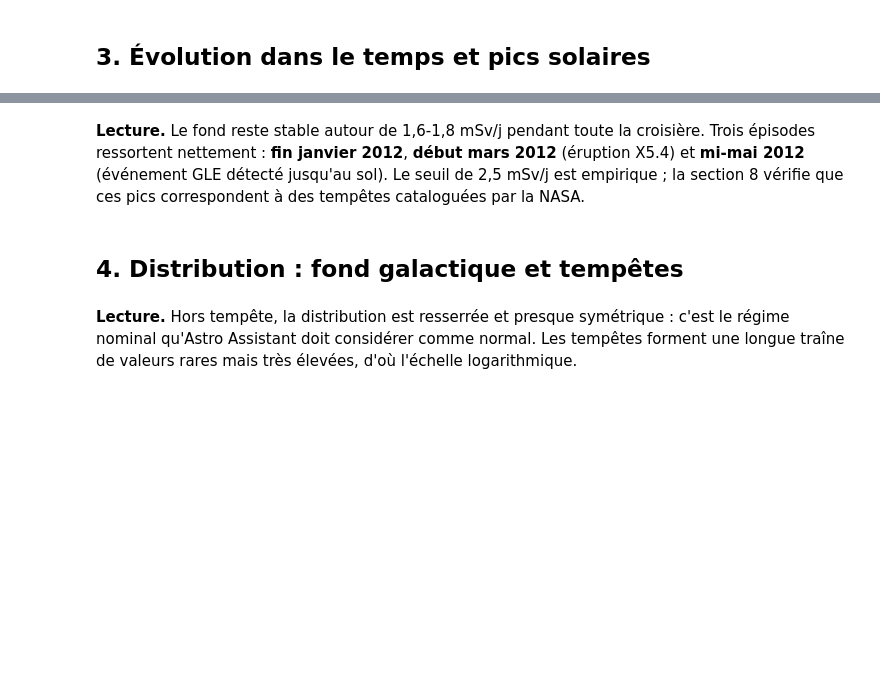
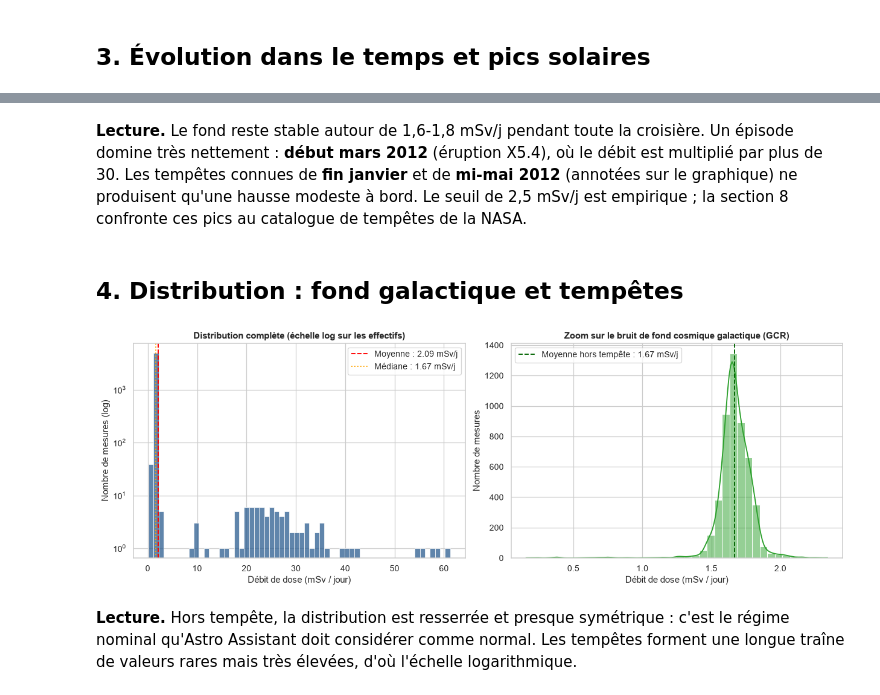
Before and after one commit to alexis-fokam/astroassistant-backend, a Jupyter notebook: notebooks/analyse_radiations_nasa.ipynb, the cells around one changed output, grey strips where cells are left out. Drawn from its saved outputs; the diff is of its cells as text; code cells hidden in the pictures; blank space fills up the shorter version.

```diff
--- a/notebooks/analyse_radiations_nasa.ipynb
+++ b/notebooks/analyse_radiations_nasa.ipynb
@@ -123,31 +185,45 @@ plt.show()
 # %% [markdown]
-**Lecture.** Le fond reste stable autour de 1,6-1,8 mSv/j pendant toute la croisière. Trois épisodes ressortent nettement : **fin janvier 2012**, **début mars 2012** (éruption X5.4) et **mi-mai 2012** (événement GLE détecté jusqu'au sol). Le seuil de 2,5 mSv/j est empirique ; la section 8 vérifie que ces pics correspondent à des tempêtes cataloguées par la NASA.
+**Lecture.** Le fond reste stable autour de 1,6-1,8 mSv/j pendant toute la croisière. Un épisode domine très nettement : **début mars 2012** (éruption X5.4), où le débit est multiplié par plus de 30. Les tempêtes connues de **fin janvier** et de **mi-mai 2012** (annotées sur le graphique) ne produisent qu'une hausse modeste à bord. Le seuil de 2,5 mSv/j est empirique ; la section 8 confronte ces pics au catalogue de tempêtes de la NASA.
 # %% [markdown]
 ## 4. Distribution : fond galactique et tempêtes
 # %%
 fig, axes = plt.subplots(1, 2, figsize=(14, 5))
 
 # Vue 1 : Échelle complète avec axe Y logarithmique (pour voir la longue traîne des pics solaires)
 sns.histplot(df_rad["dose_msv_day"], bins=60, color="#2b5c8f", ax=axes[0])
 axes[0].set_yscale("log")
-axes[0].axvline(mean_dose_msv_day, color="red", linestyle="--", label=f"Moyenne : {mean_dose_msv_day:.2f} mSv/j")
-axes[0].axvline(median_dose_msv_day, color="orange", linestyle=":", label=f"Médiane : {median_dose_msv_day:.2f} mSv/j")
+axes[0].axvline(
+    mean_dose_msv_day, color="red", linestyle="--", label=f"Moyenne : {mean_dose_msv_day:.2f} mSv/j"
+)
+axes[0].axvline(
+    median_dose_msv_day,
+    color="orange",
+    linestyle=":",
+    label=f"Médiane : {median_dose_msv_day:.2f} mSv/j",
+)
 axes[0].set_title("Distribution complète (échelle log sur les effectifs)", fontweight="bold")
 axes[0].set_xlabel("Débit de dose (mSv / jour)")
 axes[0].set_ylabel("Nombre de mesures (log)")
 axes[0].legend()
 
 # Vue 2 : Zoom sur le bruit de fond galactique (GCR < 2.5 mSv/j)
 gcr_only = df_rad[df_rad["dose_msv_day"] <= 2.5]["dose_msv_day"]
 sns.histplot(gcr_only, bins=40, kde=True, color="#2ca02c", ax=axes[1])
-axes[1].axvline(gcr_only.mean(), color="darkgreen", linestyle="--", label=f"Moyenne hors tempête : {gcr_only.mean():.2f} mSv/j")
+axes[1].axvline(
+    gcr_only.mean(),
+    color="darkgreen",
+    linestyle="--",
+    label=f"Moyenne hors tempête : {gcr_only.mean():.2f} mSv/j",
+)
 axes[1].set_title("Zoom sur le bruit de fond cosmique galactique (GCR)", fontweight="bold")
 axes[1].set_xlabel("Débit de dose (mSv / jour)")
 axes[1].set_ylabel("Nombre de mesures")
 axes[1].legend()
 
 plt.tight_layout()
 plt.show()
+# %% [output]
+[figure, added]
 # %% [markdown]
 **Lecture.** Hors tempête, la distribution est resserrée et presque symétrique : c'est le régime nominal qu'Astro Assistant doit considérer comme normal. Les tempêtes forment une longue traîne de valeurs rares mais très élevées, d'où l'échelle logarithmique.
 # %% [markdown]
```
Also changed, not shown: parts of 11 cells of this notebook, 3 other files.
